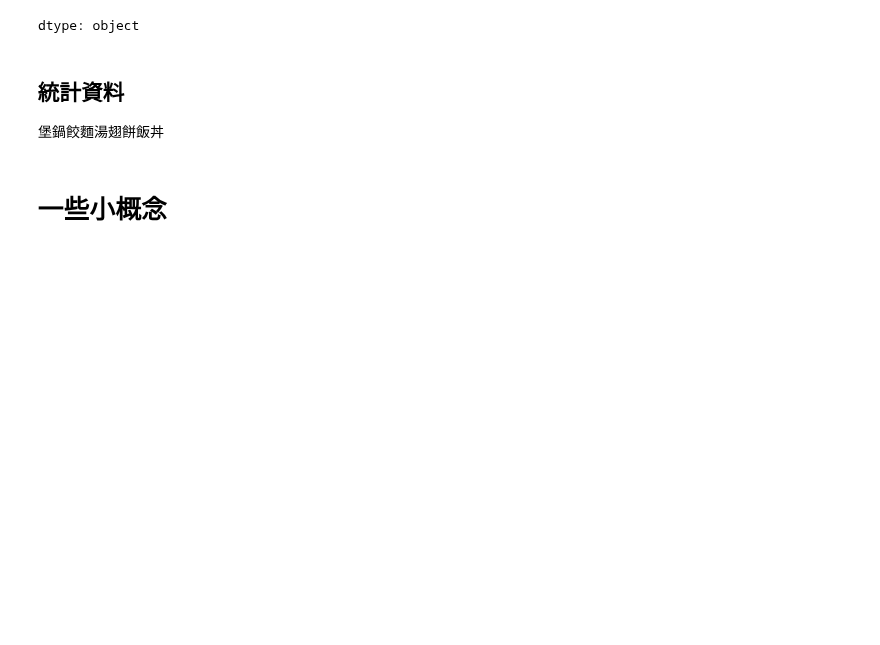
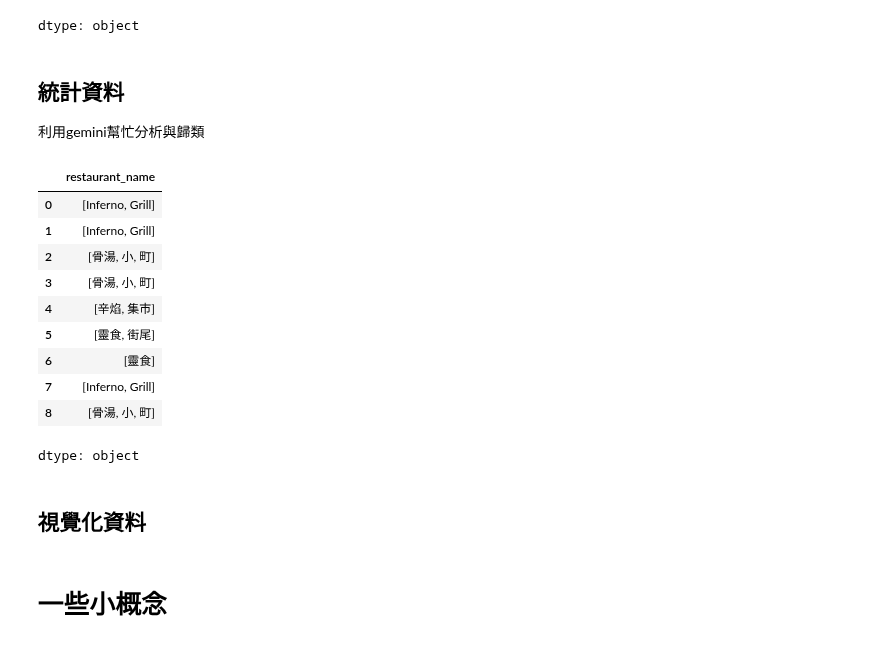
Before and after one commit to jaunty0216/ForSophomoreCourse, a Jupyter notebook: 第十週_地獄美食家.ipynb, the cells around one changed output. Cells and saved outputs as stored; diff of their text form; code cells hidden in the pictures; blank space fills up the shorter version.

```diff
--- a/第十週_地獄美食家.ipynb
+++ b/第十週_地獄美食家.ipynb
@@ -102,7 +102,70 @@ currentdata['tokenized']
 dtype: object
 # %% [markdown]
 ## 統計資料
-堡鍋餃麵湯翅餅飯丼
+利用gemini幫忙分析與歸類
+# %%
+from google.colab import userdata
+GOOGLE_API_KKY = userdata.get("GOOGLE_API_KEY")
+
+import google.generativeai as genai
+genai.configure(api_key=GOOGLE_API_KKY)
+model = genai.GenerativeModel("gemini-1.5-flash")
+# %%
+#這個地方要先得到關鍵字的array，並用類似停用字的技巧，找出餐廳
+#定義分析程式，回傳array給我
+def analyze_tokens_for_entities(tokens):
+  prompt = f"根據內容，從文本中分析出餐廳的名稱，並把這些餐廳名稱直接以array的方式儲存起來並輸出，文本內容如下：{tokens}"
+  response = model.generate_content(prompt)
+  return response.text
+
+# first_array,second_array,third_array = analyze_tokens_for_entities(currentdata['tokenized'])
+#取得回傳的array
+first_array = analyze_tokens_for_entities(currentdata['tokenized'])
+
+#-----------------------------------------------------------------------------------------
+
+import jieba
+
+def analize(text):
+
+  #新增字典
+  words_to_add = ['詛咒胡蘿蔔','地獄火牛肉堡','魔焰雞翅','地獄三辣玉米餅']
+  for word in words_to_add:
+    jieba.add_word(word)
+
+  #主要的斷詞功能
+  generator = jieba.cut(text)
+  tokens = list(generator)
+
+  #把不要的字挑掉
+  stopwords = [
+    '的', '是', '在', '我', '有', '和', '了', '啊', '呀', '呢', '個', '會', '可以',
+    '也', '都', '很', '非常', '比較', '這', '那', '一個', '一些', '什麼', '怎麼',
+    '去', '來', '吃', '喝', '說', '看', '想', '覺得', '就是', '不是', '沒有', '還有',
+    '你','我','他','你們','我們','他們',',','，','。','它','它們','為','甚麼','？','！',' ','誰',
+    '回到','這','這麼','而','原以','竟然','人','沒','想到'
+  ]
+
+  filtered_content = [word for word in tokens if word not in stopwords]
+  restaurant_name = [word for word in filtered_content if word in first_array]
+  return restaurant_name
+
+currentdata['restaurant_name'] = currentdata['comments'].apply(analize)
+currentdata['restaurant_name']
+# %% [output]
+|  | restaurant_name |
+| 0 | [Inferno, Grill] |
+| 1 | [Inferno, Grill] |
+| 2 | [骨湯, 小, 町] |
+| 3 | [骨湯, 小, 町] |
+| 4 | [辛焰, 集市] |
+| 5 | [靈食, 街尾] |
+| 6 | [靈食] |
+| 7 | [Inferno, Grill] |
+| 8 | [骨湯, 小, 町] |
+dtype: object
+# %% [markdown]
+## 視覺化資料
 # %% [markdown]
 # 一些小概念
 # %%
```
